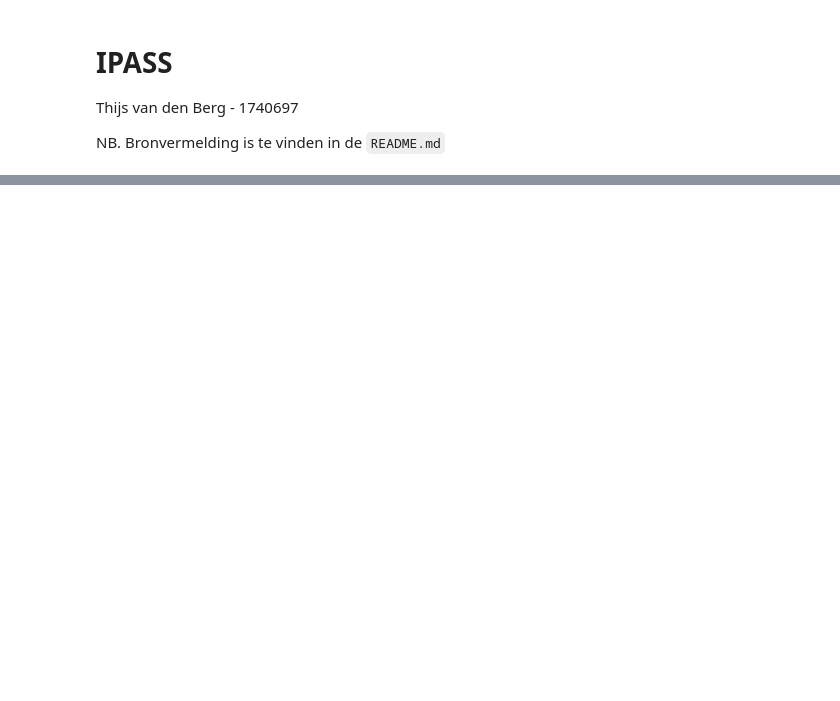
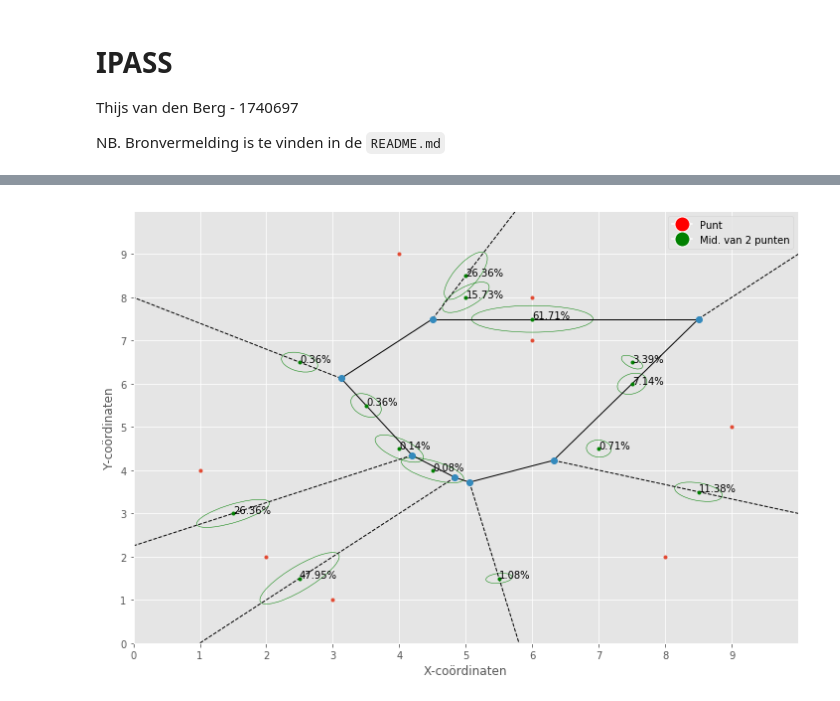
Before and after one commit to Denbergvanthijs/IPASS, a Jupyter notebook: main.ipynb, the cells around one changed output, grey strips where cells are left out. Saved outputs shown, nothing was run; the diff lists cells and outputs as text; code cells hidden in the pictures; blank space fills up the shorter version.

```diff
--- a/main.ipynb
+++ b/main.ipynb
@@ -177,0 +70,7 @@ plotVonoroiTotaal(punten)
+# %%
+punten = np.array([[8, 2], [1, 4], [2, 2], [4, 9], [6, 7], [6, 8], [3, 1], [9, 5]])
+# punten = np.random.randint(20, size=(16, 2))
+
+plotVoronoiCompleet(punten, 0, 1)
+# %% [output]
+[figure, added]
```
Also changed, not shown: parts of 16 cells of this notebook, 3 other files.
